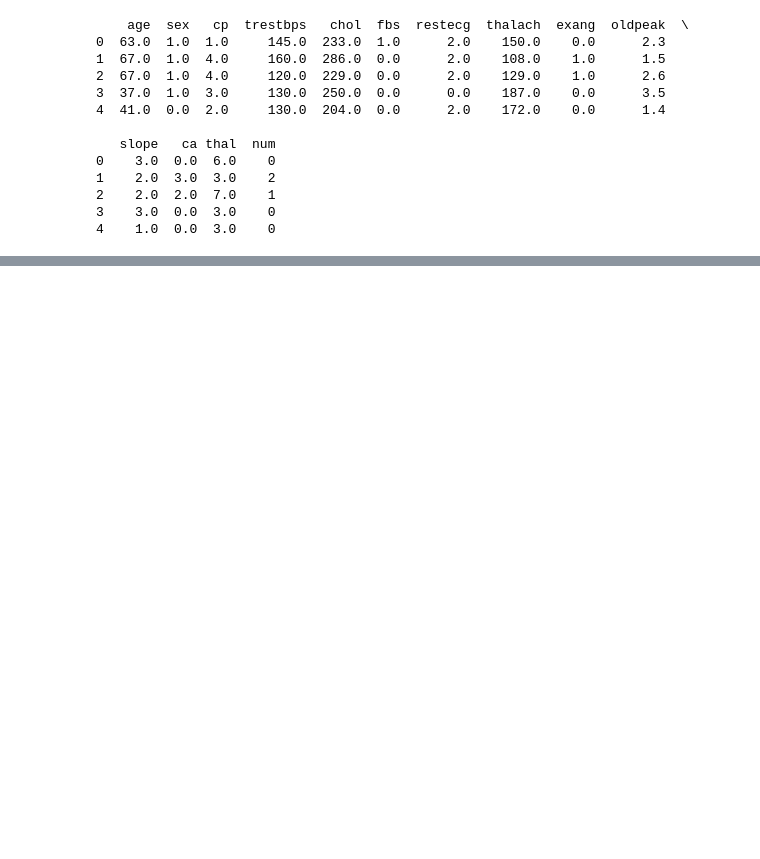
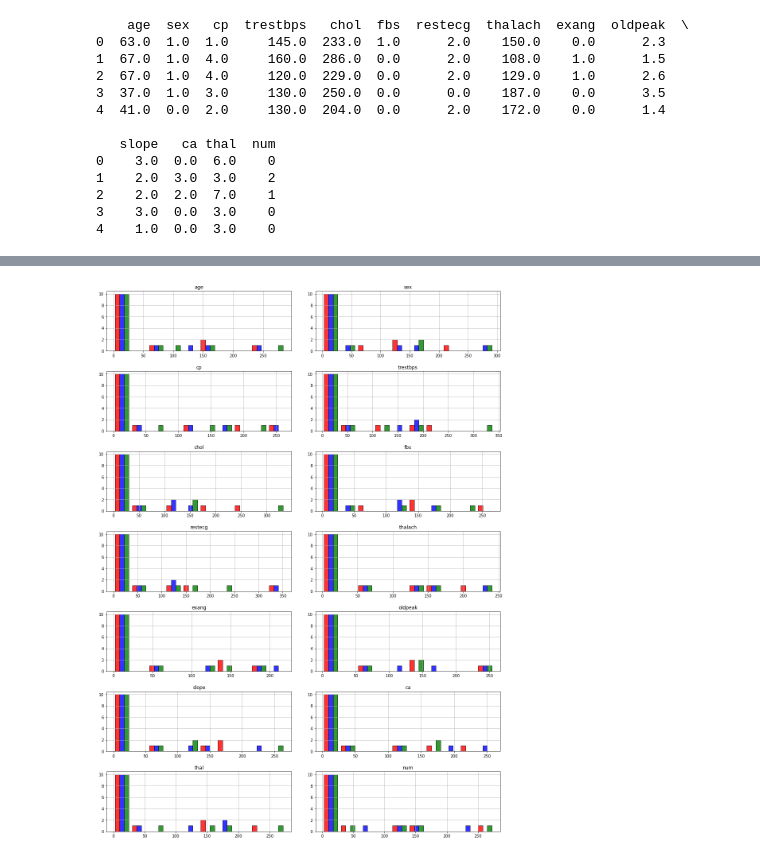
Before and after one commit to amiralansary/Heart-Disease-Diagnosis, a Jupyter notebook: notebooks/explore_data.ipynb, the cells around one changed output, grey strips where cells are left out. Cells and saved outputs as stored; diff of their text form; code cells hidden in the pictures; blank space fills up the shorter version.

Commit message:
update data notebook

```diff
--- a/notebooks/explore_data.ipynb
+++ b/notebooks/explore_data.ipynb
@@ -90,0 +83,6 @@ data_df.age.plot.hist?
+# %%
+data_clean_df = data_df[~data_df.eq('?').any(1)]    # warning here because of type comparison with a string
+# convert all cell values to numeric
+data_clean_df = data_clean_df.apply(pd.to_numeric)
+# data_clean_df.astype(np.float16)
+print(data_clean_df.head())
@@ -90,0 +126,13 @@ data_df.age.plot.hist?
+# %%
+indexes = np.array(data_clean_df.index)
+features = data_clean_df.to_numpy()
+# split data to train and test
+train_indexes, test0_indexes =  split_data(indexes, features, test_size=0.3, k_folds=1, random_state=RANDOM_SEED)
+# split test to validation and test
+test0_df = data_clean_df.loc[test0_indexes[0]]
+valid_indexes, test_indexes =  split_data(np.array(test0_df.index), test0_df.to_numpy(), test_size=0.5, k_folds=1, random_state=RANDOM_SEED)
+
+
+print('train \n', train_indexes[0])
+print('valid \n', valid_indexes[0])
+print('test \n', test_indexes[0])
@@ -90,0 +157,9 @@ data_df.age.plot.hist?
+# %%
+# extract data frames that correspond to the selected indexes
+train_df = data_clean_df.loc[train_indexes[0]]
+valid_df = data_clean_df.loc[valid_indexes[0]]
+test_df = data_clean_df.loc[test_indexes[0]]
+
+print(len(train_df))
+print(len(valid_df))
+print(len(test_df))
@@ -90,0 +175,19 @@ data_df.age.plot.hist?
+# %%
+%matplotlib inline
+import matplotlib.pyplot as plt
+
+colors = ['red', 'blue', 'green']
+fig, ax = plt.subplots(7, 2, figsize=(15, 20))
+fig.tight_layout(pad=3.0)
+
+axes = ax.flatten()
+for i,j in zip(range(14), axes):
+    j.hist([train_df.iloc[i], valid_df.iloc[i], test_df.iloc[i]], color=colors, alpha=0.8, edgecolor='black')
+    j.grid()
+    j.set_title(train_df.columns[i])
+
+# train_df.hist(grid=True, figsize=(10,20), layout=(7,2), edgecolor='black');
+# valid_df.hist(grid=True, figsize=(10,20), layout=(7,2), edgecolor='black');
+# test_df.hist(grid=True, figsize=(10,20), layout=(7,2), edgecolor='black');
+# %% [output]
+[figure, added]
```
Also changed, not shown: parts of 13 cells of this notebook.
